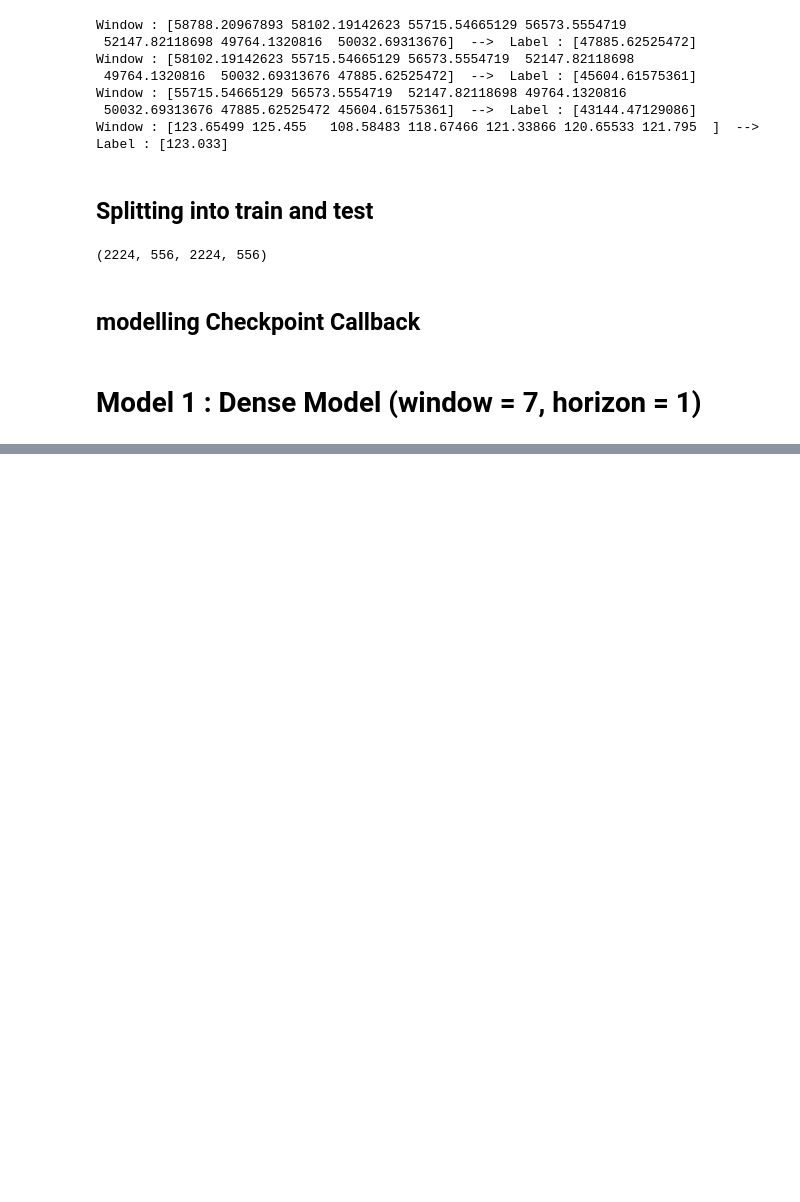
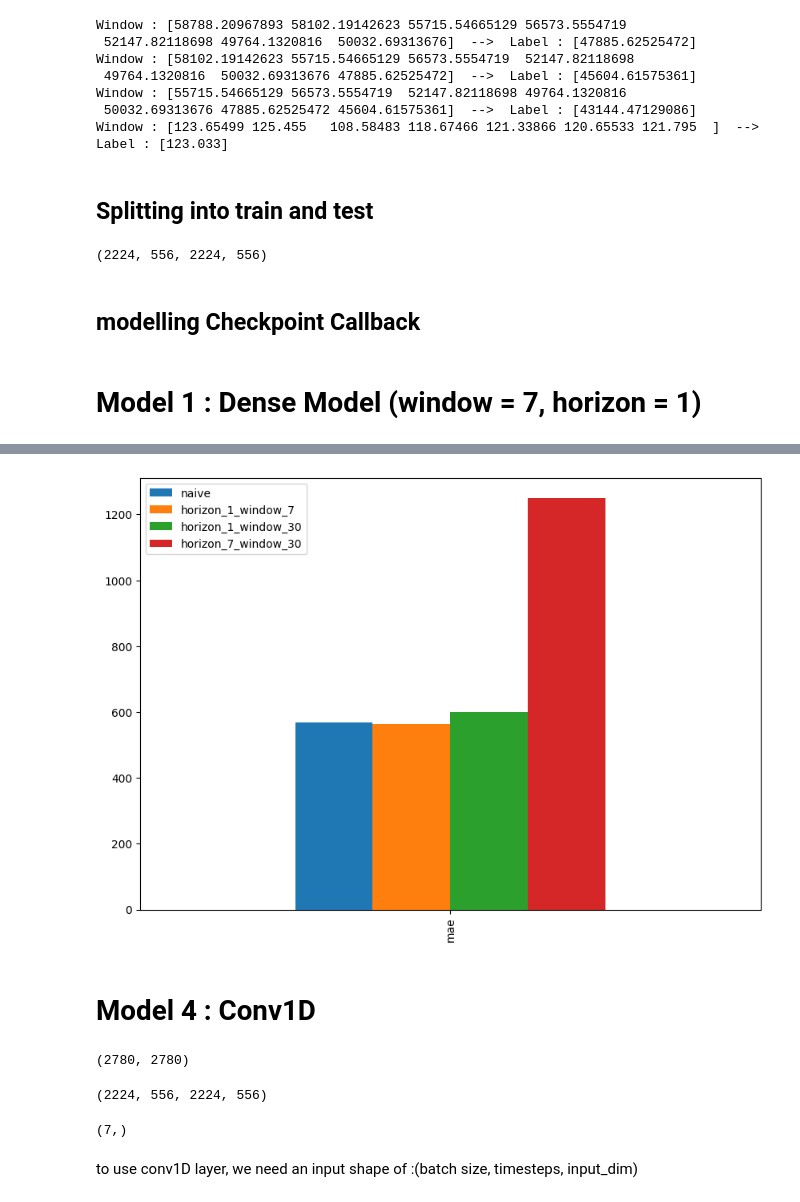
Before and after one commit to Gaurav-phatkare/Time-Series-Analysis, a Jupyter notebook: TimeSeries_Analysis_and_Forecasting_Using_Neural_Network.ipynb, the cells around one changed output, grey strips where cells are left out. Saved outputs shown, nothing was run; the diff lists cells and outputs as text; code cells hidden in the pictures; blank space fills up the shorter version.

```diff
--- a/TimeSeries_Analysis_and_Forecasting_Using_Neural_Network.ipynb
+++ b/TimeSeries_Analysis_and_Forecasting_Using_Neural_Network.ipynb
@@ -525,0 +792,32 @@ model_1.evaluate(test_windows, test_labels)
+# %%
+def evaluate_pred_result(y_true, y_pred):
+  y_true = tf.cast(y_true, dtype = tf.float32)
+  y_pred = tf.cast(y_pred, dtype = tf.float32)
+
+  mae = tf.keras.metrics.mean_absolute_error(y_true, y_pred)
+  mse = tf.keras.metrics.mean_squared_error(y_true, y_pred)
+  rsme = tf.sqrt(mse)
+  mape = tf.keras.metrics.mean_absolute_percentage_error(y_true, y_pred)
+  mase = MASE(y_true, y_pred)
+
+
+
+  # account for different sized metrics
+  if mae.ndim > 0:
+    mae = tf.reduce_mean(mae)
+    mse = tf.reduce_mean(mse)
+    rsme = tf.reduce_mean(rsme)
+    mape = tf.reduce_mean(mape)
+    mase = tf.reduce_mean(mase)
+
+
+  return {
+      "mae" : mae.numpy(),
+      "mse" : mse.numpy(),
+      "rsme" : rsme.numpy(),
+      "mase" : mase.numpy(),
+      "mape" : mape.numpy()
+  }
+# %%
+model_3_results = evaluate_pred_result(tf.squeeze(test_labels),
+                                       model_3_preds)
@@ -525,0 +851,31 @@ model_1.evaluate(test_windows, test_labels)
+# %%
+pd.DataFrame({"naive": naive_result["mae"],
+              "horizon_1_window_7": model_1_result["mae"],
+              "horizon_1_window_30": model_2_results["mae"],
+              "horizon_7_window_30": model_3_results["mae"]}, index=["mae"]).plot(figsize=(10, 7), kind="bar");
+# %% [output]
+[figure, added]
+# %% [markdown]
+# Model 4 : Conv1D
+# %%
+HORIZON = 1
+WINDOW_SIZE = 7
+
+# Create windowed dataset
+
+full_windows, full_labels = make_windows(prices, window_size = WINDOW_SIZE, horizon = HORIZON)
+len(full_windows), len(full_labels)
+# %% [output]
+(2780, 2780)
+# %%
+train_windows, test_windows, train_labels, test_labels = make_train_test_splits(full_windows, full_labels)
+len(train_windows), len(test_windows),len(train_labels), len(test_labels)
+# %% [output]
+(2224, 556, 2224, 556)
+# %%
+# Check data input shape
+train_windows[0].shape
+# %% [output]
+(7,)
+# %% [markdown]
+to use conv1D layer, we need an input shape of :(batch size, timesteps, input_dim)
```
Also changed, not shown: parts of 56 cells of this notebook.
